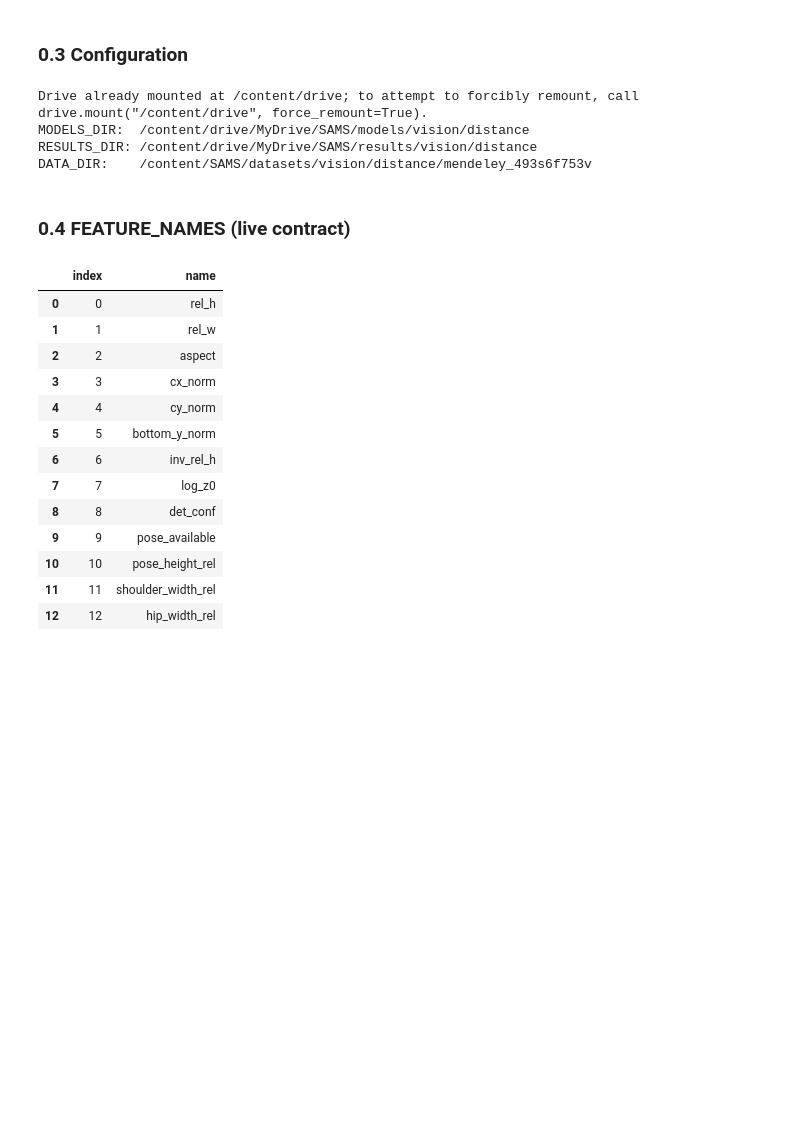
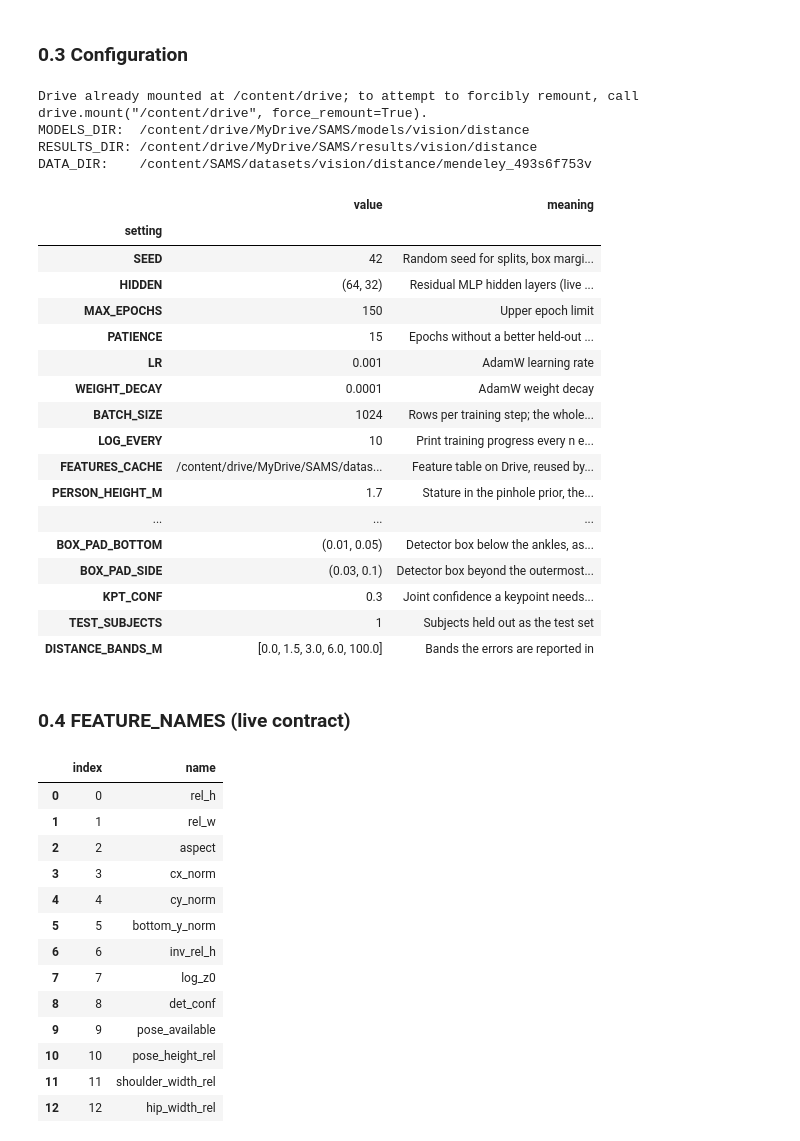
Before and after one commit to Bonaparte003/Smart-Accident-System-Monitoring-SAMS-, a Jupyter notebook: notebooks/04_vision_distance_estimation_training.ipynb, the cells around one changed output. Drawn from its saved outputs; the diff is of its cells as text; code cells hidden in the pictures; blank space fills up the shorter version.

```diff
--- a/notebooks/04_vision_distance_estimation_training.ipynb
+++ b/notebooks/04_vision_distance_estimation_training.ipynb
@@ -156,31 +158,81 @@ DATA_DIR:    /content/SAMS/datasets/vision/distance/mendeley_493s6f753v
 # %%
 SEED = 42
 np.random.seed(SEED)
 torch.manual_seed(SEED)
 
 HIDDEN = (64, 32)
-MAX_EPOCHS = 80
-PATIENCE = 10
+MAX_EPOCHS = 150
+PATIENCE = 15
 LR = 1e-3
-BATCH_SIZE = 64
+WEIGHT_DECAY = 1e-4
+BATCH_SIZE = 1024
+LOG_EVERY = 10
 
 PERSON_HEIGHT_M = 1.7
 TOF_NEAR_M = 1.5
 FY_PX_DEFAULT = 753.8742631289133
 
+MOVEMENTS = ["A-POSE", "GAIT", "RUNNING", "SQUATS"]
+VIRTUAL_DISTANCES = [0.8, 1.0, 1.2, 1.5, 1.8, 2.2, 2.5, 3.0, 3.5, 4.0, 5.0, 6.0, 7.0, 8.0, 10.0]
+MAX_CAMERAS_PER_FRAME = 12
+FRAME_STRIDE = 4
+BOX_PAD_TOP = (0.04, 0.12)
+BOX_PAD_BOTTOM = (0.01, 0.05)
+BOX_PAD_SIDE = (0.03, 0.10)
+TEST_SUBJECTS = 1
+DISTANCE_BANDS_M = [0.0, 1.5, 3.0, 6.0, 100.0]
+
+FEATURES_CACHE = DRIVE_ROOT / "datasets" / "vision" / "distance" / "distance_features_labeled.csv.gz"
+POSE_METADATA = DRIVE_ROOT / "models" / "vision" / "pose" / "metadata.json"
+KPT_CONF = 0.3
+if POSE_METADATA.is_file():
+    KPT_CONF = float((json.loads(POSE_METADATA.read_text()).get("operating_point") or {}).get("kpt_conf", KPT_CONF))
+
 config_table = pd.DataFrame([
-    {"setting": "SEED", "value": SEED, "meaning": "Random seed for splits and training"},
+    {"setting": "SEED", "value": SEED, "meaning": "Random seed for splits, box margins and training"},
     {"setting": "HIDDEN", "value": str(HIDDEN), "meaning": "Residual MLP hidden layers (live calib.json)"},
     {"setting": "MAX_EPOCHS", "value": MAX_EPOCHS, "meaning": "Upper epoch limit"},
-    {"setting": "PATIENCE", "value": PATIENCE, "meaning": "Early stopping on validation MAE"},
+    {"setting": "PATIENCE", "value": PATIENCE, "meaning": "Epochs without a better held-out MAE before stopping"},
     {"setting": "LR", "value": LR, "meaning": "AdamW learning rate"},
-    {"setting": "BATCH_SIZE", "value": BATCH_SIZE, "meaning": "Mini-batch size"},
-    {"setting": "PERSON_HEIGHT_M", "value": PERSON_HEIGHT_M, "meaning": "Stature in the live pinhole prior"},
-    {"setting": "TOF_NEAR_M", "value": TOF_NEAR_M, "meaning": "Range the ToF sensor owns in deployment"},
+    {"setting": "WEIGHT_DECAY", "value": WEIGHT_DECAY, "meaning": "AdamW weight decay"},
+    {"setting": "BATCH_SIZE", "value": BATCH_SIZE, "meaning": "Rows per training step; the whole table sits on the GPU"},
+    {"setting": "LOG_EVERY", "value": LOG_EVERY, "meaning": "Print training progress every n epochs"},
+    {"setting": "FEATURES_CACHE", "value": str(FEATURES_CACHE), "meaning": "Feature table on Drive, reused by a later session built with the same settings"},
+    {"setting": "PERSON_HEIGHT_M", "value": PERSON_HEIGHT_M, "meaning": "Stature in the pinhole prior, the same value the live service uses"},
+    {"setting": "TOF_NEAR_M", "value": TOF_NEAR_M, "meaning": "Range the ToF sensor owns for the person in its beam"},
     {"setting": "FY_PX_DEFAULT", "value": FY_PX_DEFAULT, "meaning": "Focal length if no camera matrix is read"},
+    {"setting": "MOVEMENTS", "value": ", ".join(MOVEMENTS), "meaning": "Recorded movements used: standing, walking, running, crouching"},
+    {"setting": "VIRTUAL_DISTANCES", "value": str(VIRTUAL_DISTANCES), "meaning": "Distances each view is rescaled to (m), down to the close range the ToF beam misses"},
+    {"setting": "MAX_CAMERAS_PER_FRAME", "value": MAX_CAMERAS_PER_FRAME, "meaning": "Camera views kept per recorded frame"},
+    {"setting": "FRAME_STRIDE", "value": FRAME_STRIDE, "meaning": "Every n-th recorded frame is used; neighbours are near-identical"},
+    {"setting": "BOX_PAD_TOP", "value": str(BOX_PAD_TOP), "meaning": "Detector box above the nose, as a share of keypoint height (random in this range)"},
+    {"setting": "BOX_PAD_BOTTOM", "value": str(BOX_PAD_BOTTOM), "meaning": "Detector box below the ankles, as a share of keypoint height"},
+    {"setting": "BOX_PAD_SIDE", "value": str(BOX_PAD_SIDE), "meaning": "Detector box beyond the outermost joints, as a share of keypoint width, each side"},
+    {"setting": "KPT_CONF", "value": KPT_CONF, "meaning": "Joint confidence a keypoint needs, read from the pose model's operating point"},
+    {"setting": "TEST_SUBJECTS", "value": TEST_SUBJECTS, "meaning": "Subjects held out as the test set"},
+    {"setting": "DISTANCE_BANDS_M", "value": str(DISTANCE_BANDS_M), "meaning": "Bands the errors are reported in"},
 ]).set_index("setting")
 config_table.to_csv(RESULTS_DIR / "config.csv")
 display(config_table)
+# %% [output]
+|  | value | meaning |
+| setting |  |  |
+| SEED | 42 | Random seed for splits, box margi... |
+| HIDDEN | (64, 32) | Residual MLP hidden layers (live ... |
+| MAX_EPOCHS | 150 | Upper epoch limit |
+| PATIENCE | 15 | Epochs without a better held-out ... |
+| LR | 0.001 | AdamW learning rate |
+| WEIGHT_DECAY | 0.0001 | AdamW weight decay |
+| BATCH_SIZE | 1024 | Rows per training step; the whole... |
+| LOG_EVERY | 10 | Print training progress every n e... |
+| FEATURES_CACHE | /content/drive/MyDrive/SAMS/datas... | Feature table on Drive, reused by... |
+| PERSON_HEIGHT_M | 1.7 | Stature in the pinhole prior, the... |
+| ... | ... | ... |
+| BOX_PAD_BOTTOM | (0.01, 0.05) | Detector box below the ankles, as... |
+| BOX_PAD_SIDE | (0.03, 0.1) | Detector box beyond the outermost... |
+| KPT_CONF | 0.3 | Joint confidence a keypoint needs... |
+| TEST_SUBJECTS | 1 | Subjects held out as the test set |
+| DISTANCE_BANDS_M | [0.0, 1.5, 3.0, 6.0, 100.0] | Bands the errors are reported in |
 # %% [markdown]
 ### 0.4 FEATURE_NAMES (live contract)
 # %%
```
Also changed, not shown: parts of 30 cells of this notebook, 6 other files.
